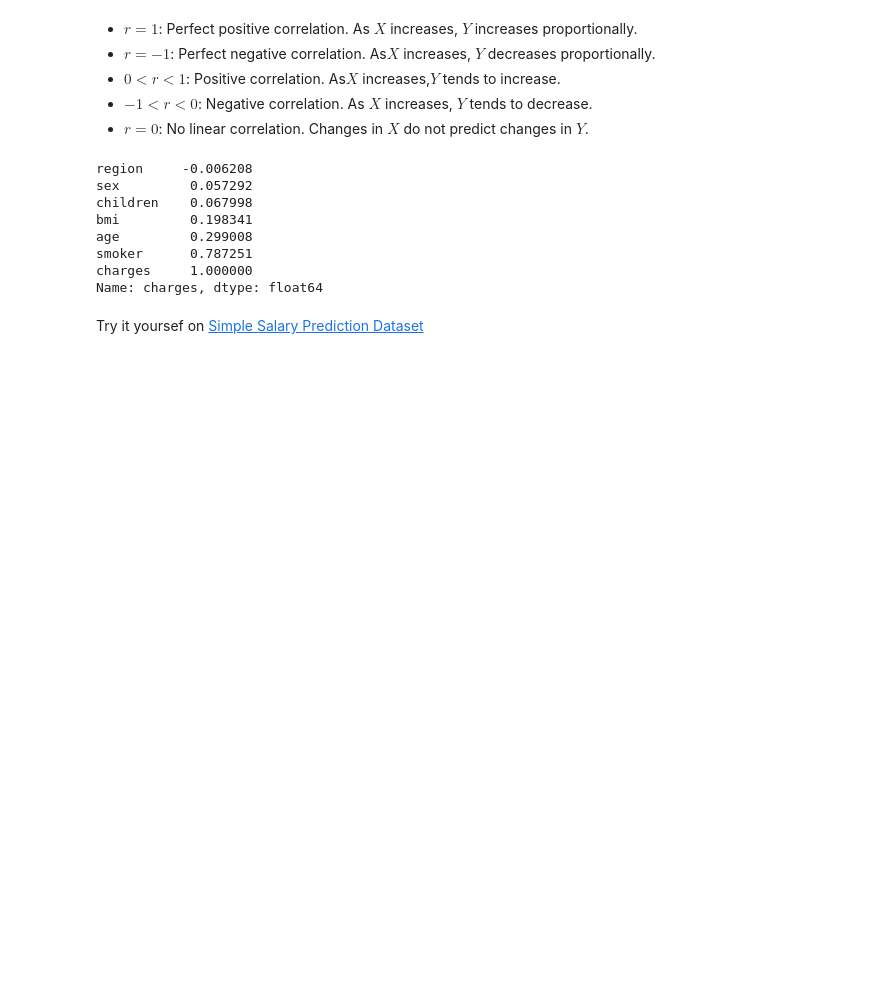
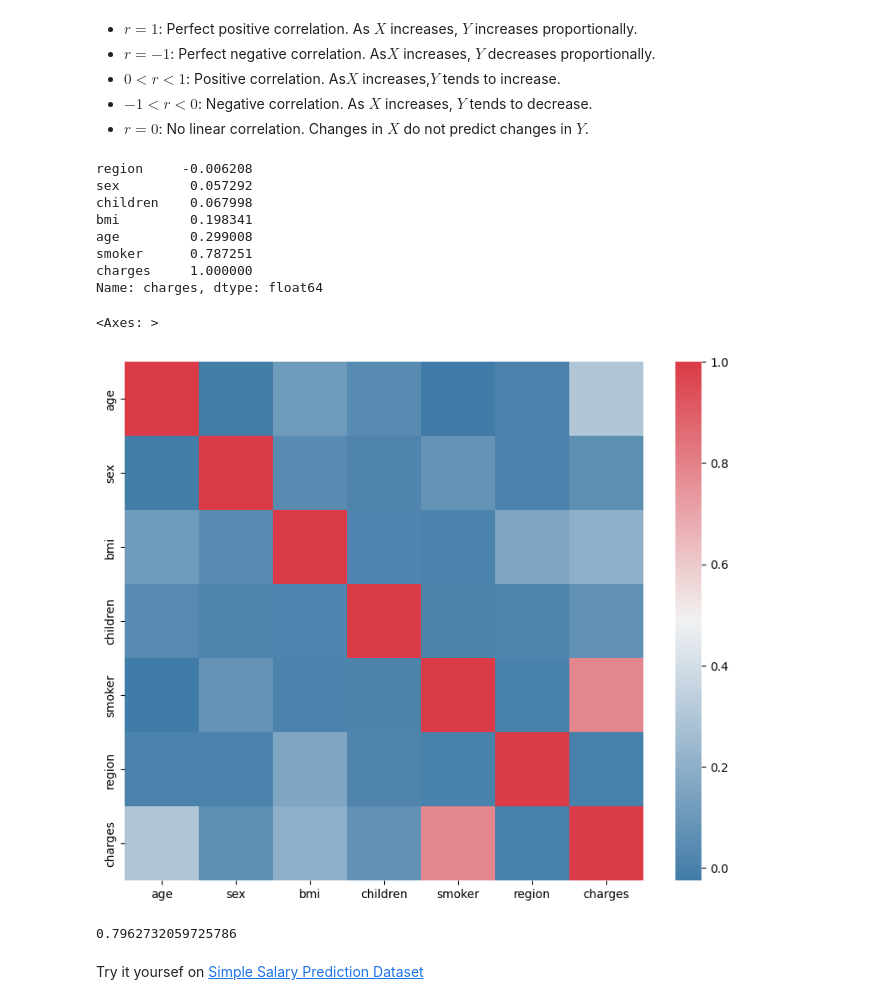
Before and after one commit to mayaarosama/Machine-Learning-fundamentals, a Jupyter notebook: ML_Lab2_Linear_Regression.ipynb, the cells around one changed output. Drawn from its saved outputs; the diff is of its cells as text; code cells hidden in the pictures; blank space fills up the shorter version.

```diff
--- a/ML_Lab2_Linear_Regression.ipynb
+++ b/ML_Lab2_Linear_Regression.ipynb
@@ -211,3 +211,12 @@ age         0.299008
 smoker      0.787251
 charges     1.000000
 Name: charges, dtype: float64
+# %%
+
+f, ax = pl.subplots(figsize=(10, 8))
+corr = data.corr()
+sns.heatmap(corr, mask=np.zeros_like(corr), cmap=sns.diverging_palette(240,10,as_cmap=True),
+            square=True, ax=ax)
+# %% [output]
+<Axes: >
+[figure, added]
@@ -214,3 +228,16 @@ Name: charges, dtype: float64
+# %%
+x = data.drop(['charges'], axis = 1)
+y = data.charges
+
+x_train,x_test,y_train,y_test = train_test_split(x,y, random_state = 0)
+lr = LinearRegression().fit(x_train,y_train)
+
+y_train_pred = lr.predict(x_train)
+y_test_pred = lr.predict(x_test)
+
+print(lr.score(x_test,y_test))
+# %% [output]
+0.7962732059725786
 # %% [markdown]
 Try it yoursef on [Simple Salary Prediction Dataset](https://www.kaggle.com/datasets/abhishek14398/salary-dataset-simple-linear-regression)
 # %% [markdown]
```
Also changed, not shown: parts of 1 cell of this notebook.
